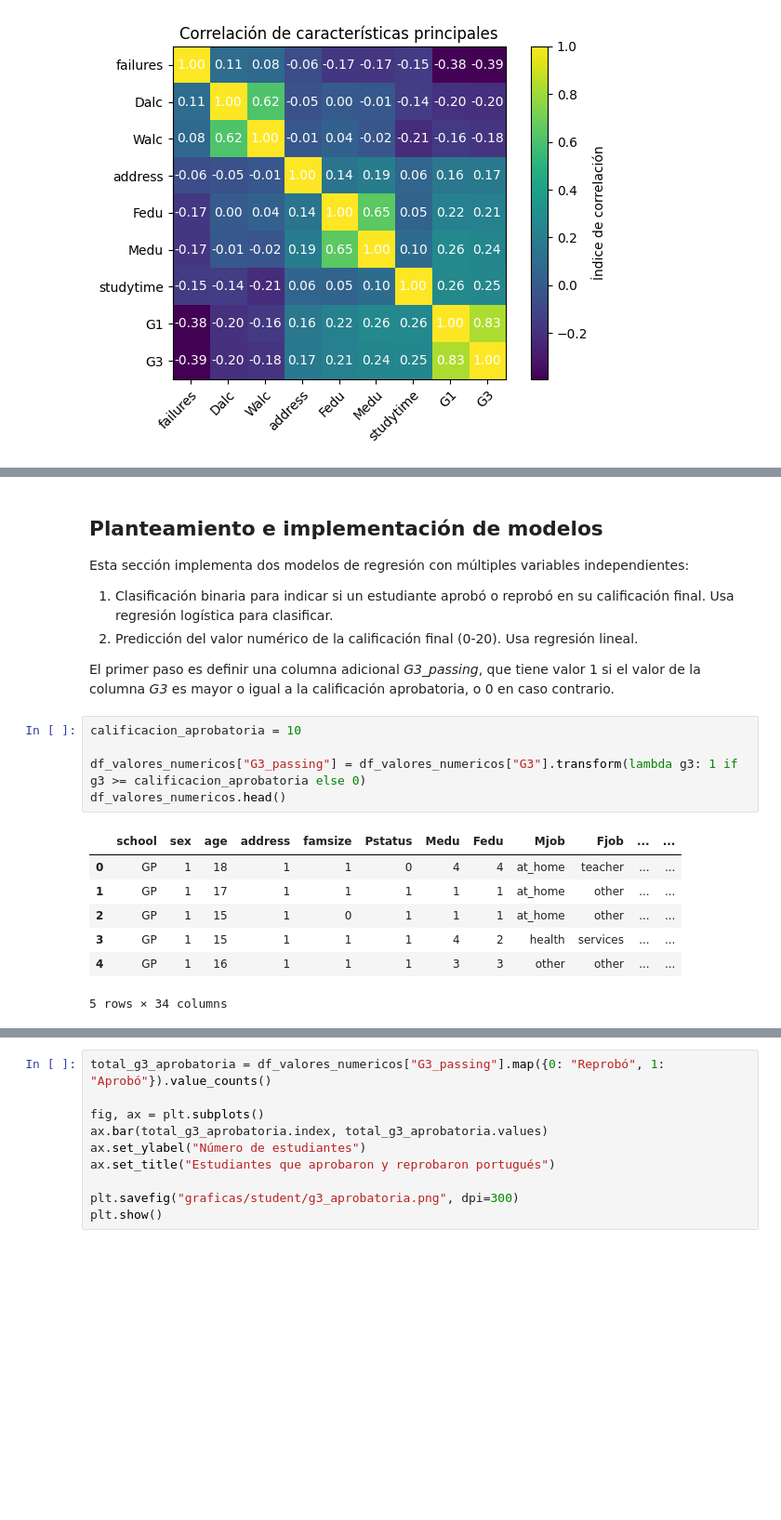
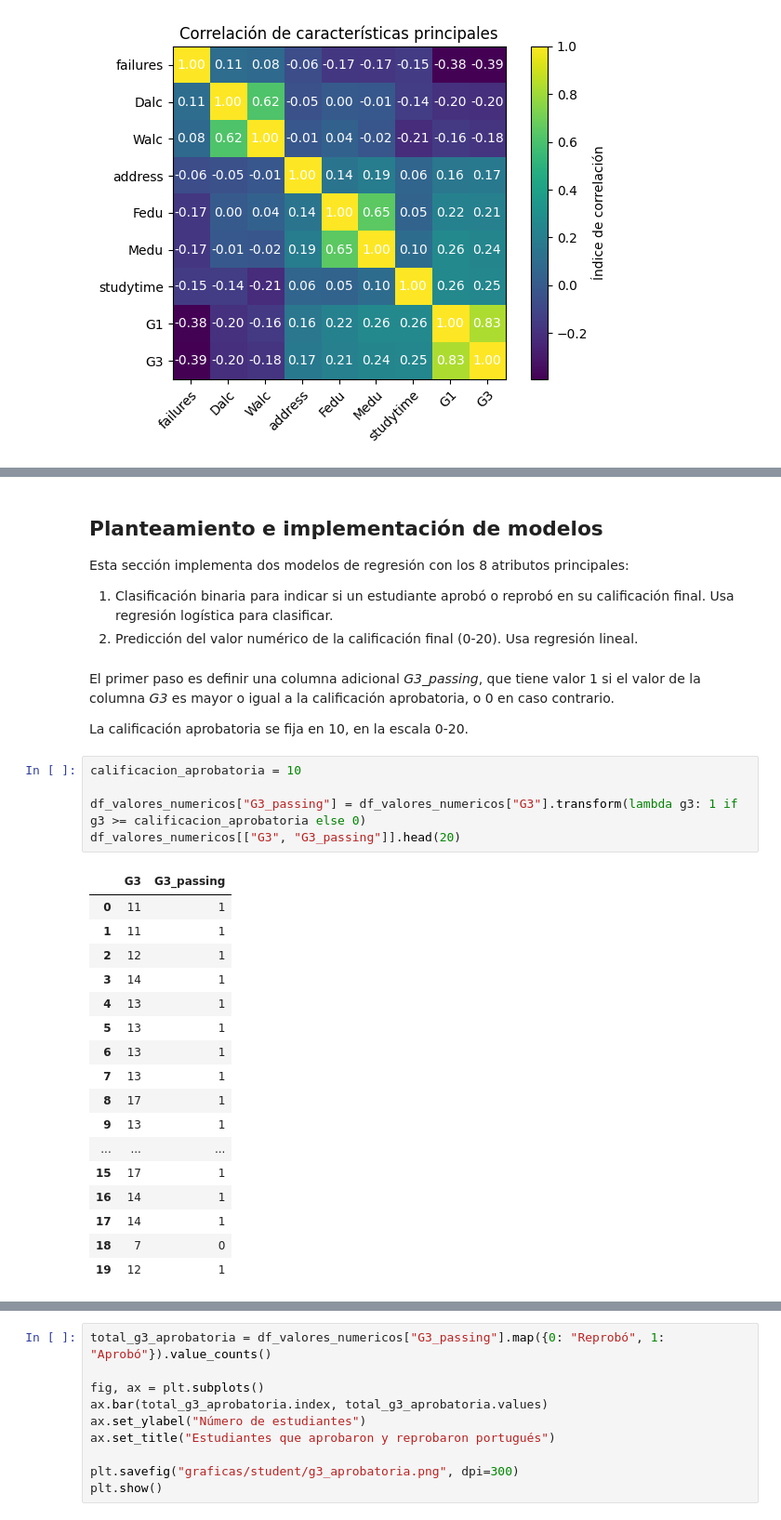
Before and after one commit to Frozen-Burrito/sim-matematica, a Jupyter notebook: proyectos/modulo_1/ProyectoModulo1_CardonaM_CurielM_MendozaF.ipynb, the cells around one changed output, grey strips where cells are left out. Shown at 93% size. Saved outputs shown, nothing was run; the diff lists cells and outputs as text; blank space fills up the shorter version.

```diff
--- a/proyectos/modulo_1/ProyectoModulo1_CardonaM_CurielM_MendozaF.ipynb
+++ b/proyectos/modulo_1/ProyectoModulo1_CardonaM_CurielM_MendozaF.ipynb
@@ -262,22 +376,34 @@ plt.show()
 # %% [markdown]
 ## Planteamiento e implementación de modelos
 
-Esta sección implementa dos modelos de regresión con múltiples variables independientes:
+Esta sección implementa dos modelos de regresión con los 8 atributos principales:
 
 1. Clasificación binaria para indicar si un estudiante aprobó o reprobó en su calificación final. Usa regresión logística para clasificar.
 2. Predicción del valor numérico de la calificación final (0-20). Usa regresión lineal.
-
-El primer paso es definir una columna adicional _G3_passing_, que tiene valor 1 si el valor de la columna _G3_ es mayor o igual a la calificación aprobatoria, o 0 en caso contrario.
+# %% [markdown]
+El primer paso es definir una columna adicional _G3_passing_, que tiene valor 1 si el valor de la columna _G3_ es mayor o igual a la calificación aprobatoria, o 0 en caso contrario.
+
+La calificación aprobatoria se fija en 10, en la escala 0-20.
 # %%
 calificacion_aprobatoria = 10
 
 df_valores_numericos["G3_passing"] = df_valores_numericos["G3"].transform(lambda g3: 1 if g3 >= calificacion_aprobatoria else 0)
-df_valores_numericos.head()
+df_valores_numericos[["G3", "G3_passing"]].head(20)
 # %% [output]
-|  | school | sex | age | address | famsize | Pstatus | Medu | Fedu | Mjob | Fjob | ... | ... |
-| 0 | GP | 1 | 18 | 1 | 1 | 0 | 4 | 4 | at_home | teacher | ... | ... |
-| 1 | GP | 1 | 17 | 1 | 1 | 1 | 1 | 1 | at_home | other | ... | ... |
-| 2 | GP | 1 | 15 | 1 | 0 | 1 | 1 | 1 | at_home | other | ... | ... |
-| 3 | GP | 1 | 15 | 1 | 1 | 1 | 4 | 2 | health | services | ... | ... |
-| 4 | GP | 1 | 16 | 1 | 1 | 1 | 3 | 3 | other | other | ... | ... |
+|  | G3 | G3_passing |
+| 0 | 11 | 1 |
+| 1 | 11 | 1 |
+| 2 | 12 | 1 |
+| 3 | 14 | 1 |
+| 4 | 13 | 1 |
+| 5 | 13 | 1 |
+| 6 | 13 | 1 |
+| 7 | 13 | 1 |
+| 8 | 17 | 1 |
+| 9 | 13 | 1 |
+| ... | ... | ... |
+| 15 | 17 | 1 |
+| 16 | 14 | 1 |
+| 17 | 14 | 1 |
+| 18 | 7 | 0 |
+| 19 | 12 | 1 |
-5 rows × 34 columns
```
Also changed, not shown: parts of 31 cells of this notebook, 3 other files.
